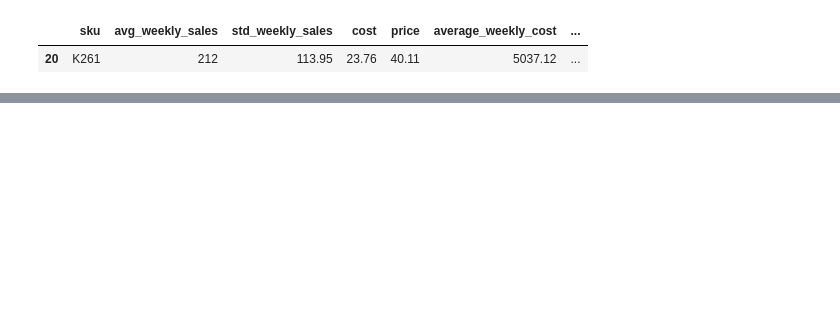
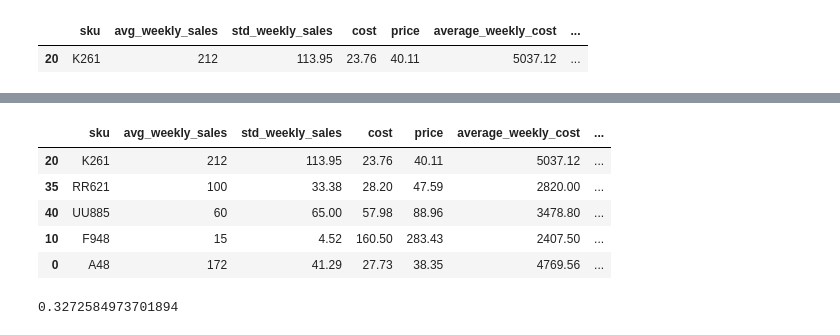
Before and after one commit to datafireball/sc1x, a Jupyter notebook: week1/notes.ipynb, the cells around one changed output, grey strips where cells are left out. Drawn from its saved outputs; the diff is of its cells as text; code cells hidden in the pictures; blank space fills up the shorter version.

```diff
--- a/week1/notes.ipynb
+++ b/week1/notes.ipynb
@@ -271,0 +292,3 @@ data[data['average_weekly_profit'] == data['average_weekly_profit'].max()]
+# %%
+data['cv'] = data['std_weekly_sales'] / data['avg_weekly_sales']
+data[data['cv'] == data['cv'].max()]
@@ -271,0 +305,4 @@ data[data['average_weekly_profit'] == data['average_weekly_profit'].max()]
+# %%
+data.sort_values(by=['average_weekly_profit'], ascending=False, inplace=True)
+top_20 = data[:int(data.shape[0]*0.2)]
+top_20['average_weekly_profit'].sum() / data['average_weekly_profit'].sum()
@@ -271,0 +326,17 @@ data[data['average_weekly_profit'] == data['average_weekly_profit'].max()]
+# %%
+data.head()
+# %% [output]
+|  | sku | avg_weekly_sales | std_weekly_sales | cost | price | average_weekly_cost | ... |
+| 20 | K261 | 212 | 113.95 | 23.76 | 40.11 | 5037.12 | ... |
+| 35 | RR621 | 100 | 33.38 | 28.20 | 47.59 | 2820.00 | ... |
+| 40 | UU885 | 60 | 65.00 | 57.98 | 88.96 | 3478.80 | ... |
+| 10 | F948 | 15 | 4.52 | 160.50 | 283.43 | 2407.50 | ... |
+| 0 | A48 | 172 | 41.29 | 27.73 | 38.35 | 4769.56 | ... |
+# %%
+flag_fast_moving = (data['avg_weekly_sales'] >= 50)
+flag_high_volatile = (data['cv'] >= 0.5)
+num = data[flag_fast_moving & flag_high_volatile]['average_weekly_profit'].sum()
+den = data['average_weekly_profit'].sum()
+num/den
+# %% [output]
+0.3272584973701894
```
Also changed, not shown: parts of 22 cells of this notebook, 1 other file.
